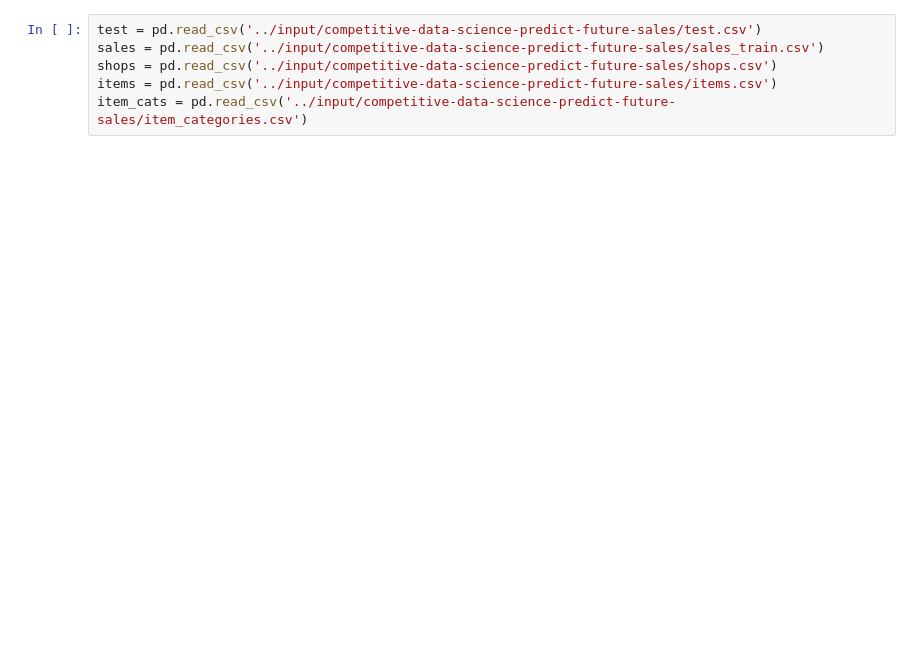
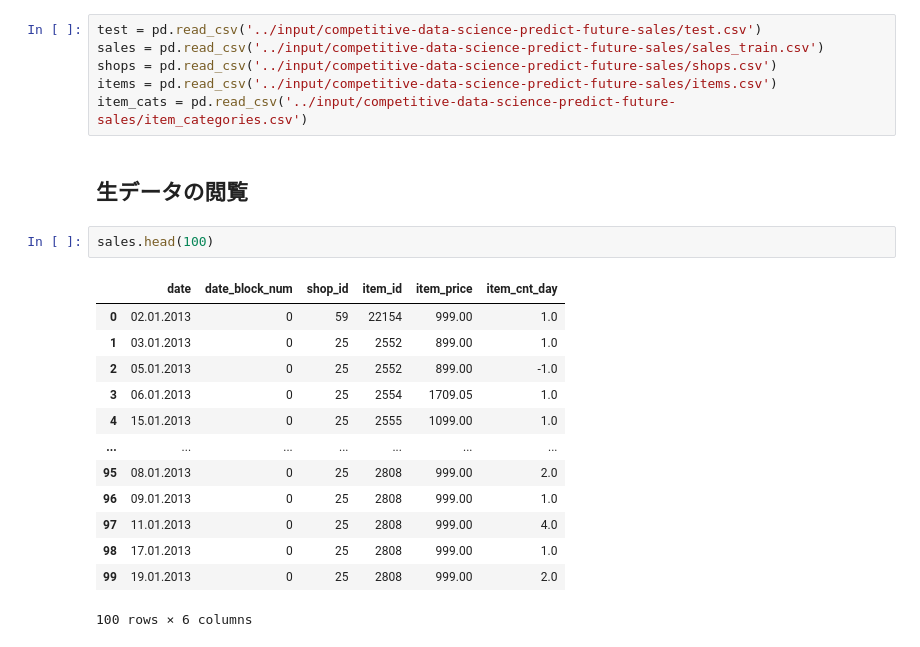
Before and after one commit to YMyuhei/FeaturePrediction_Kaggle, a Jupyter notebook: test-takahashi-matsunari-ver.ipynb, the cells around one changed output. Saved outputs shown, nothing was run; the diff lists cells and outputs as text; blank space fills up the shorter version.

```diff
--- a/test-takahashi-matsunari-ver.ipynb
+++ b/test-takahashi-matsunari-ver.ipynb
@@ -20,3 +23,21 @@ sales = pd.read_csv('../input/competitive-data-science-predict-future-sales/sale
 shops = pd.read_csv('../input/competitive-data-science-predict-future-sales/shops.csv')
 items = pd.read_csv('../input/competitive-data-science-predict-future-sales/items.csv')
 item_cats = pd.read_csv('../input/competitive-data-science-predict-future-sales/item_categories.csv')
+# %% [markdown]
+## 生データの閲覧
+# %%
+sales.head(100)
+# %% [output]
+|  | date | date_block_num | shop_id | item_id | item_price | item_cnt_day |
+| 0 | 02.01.2013 | 0 | 59 | 22154 | 999.00 | 1.0 |
+| 1 | 03.01.2013 | 0 | 25 | 2552 | 899.00 | 1.0 |
+| 2 | 05.01.2013 | 0 | 25 | 2552 | 899.00 | -1.0 |
+| 3 | 06.01.2013 | 0 | 25 | 2554 | 1709.05 | 1.0 |
+| 4 | 15.01.2013 | 0 | 25 | 2555 | 1099.00 | 1.0 |
+| ... | ... | ... | ... | ... | ... | ... |
+| 95 | 08.01.2013 | 0 | 25 | 2808 | 999.00 | 2.0 |
+| 96 | 09.01.2013 | 0 | 25 | 2808 | 999.00 | 1.0 |
+| 97 | 11.01.2013 | 0 | 25 | 2808 | 999.00 | 4.0 |
+| 98 | 17.01.2013 | 0 | 25 | 2808 | 999.00 | 1.0 |
+| 99 | 19.01.2013 | 0 | 25 | 2808 | 999.00 | 2.0 |
+100 rows × 6 columns
```
Also changed, not shown: parts of 4 cells of this notebook.
